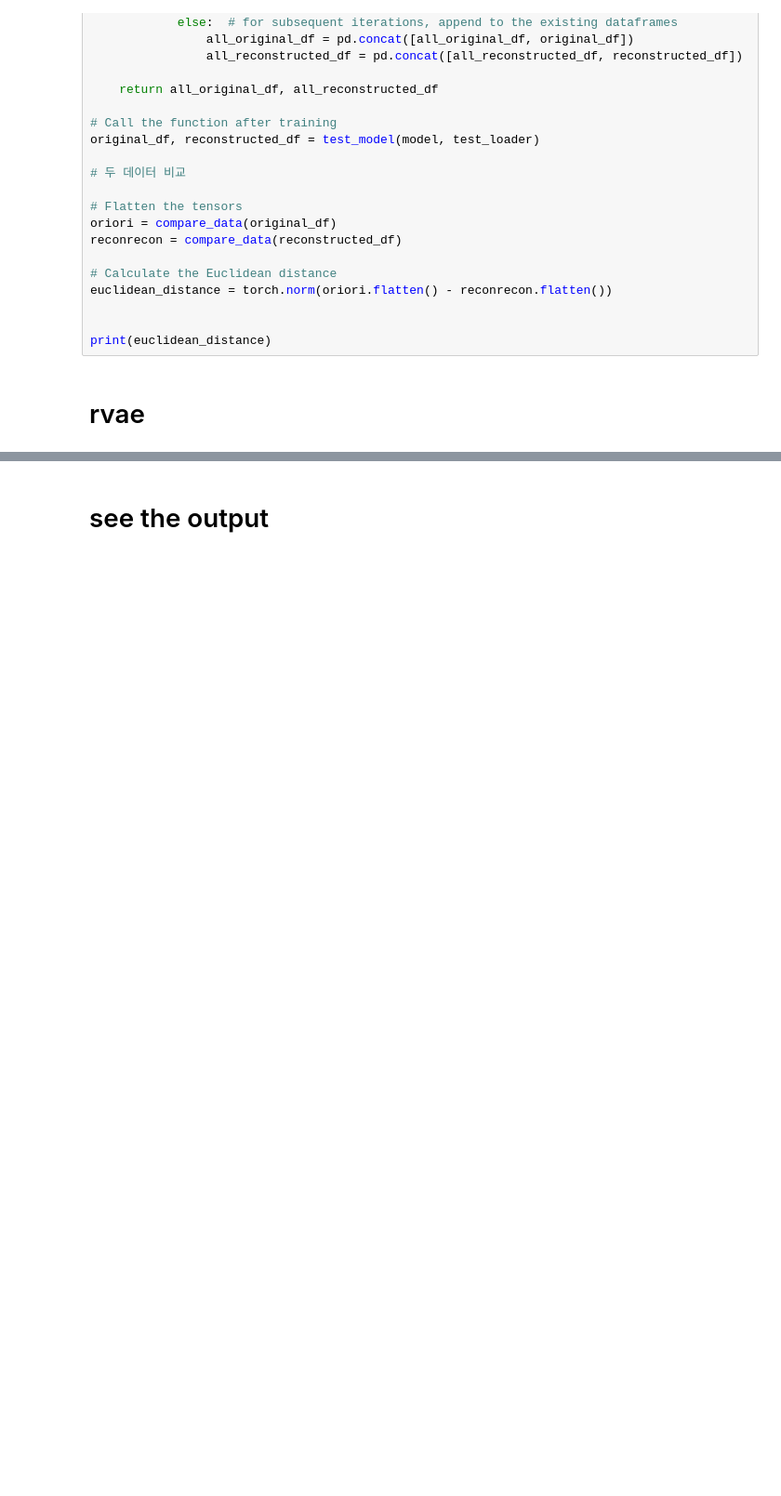
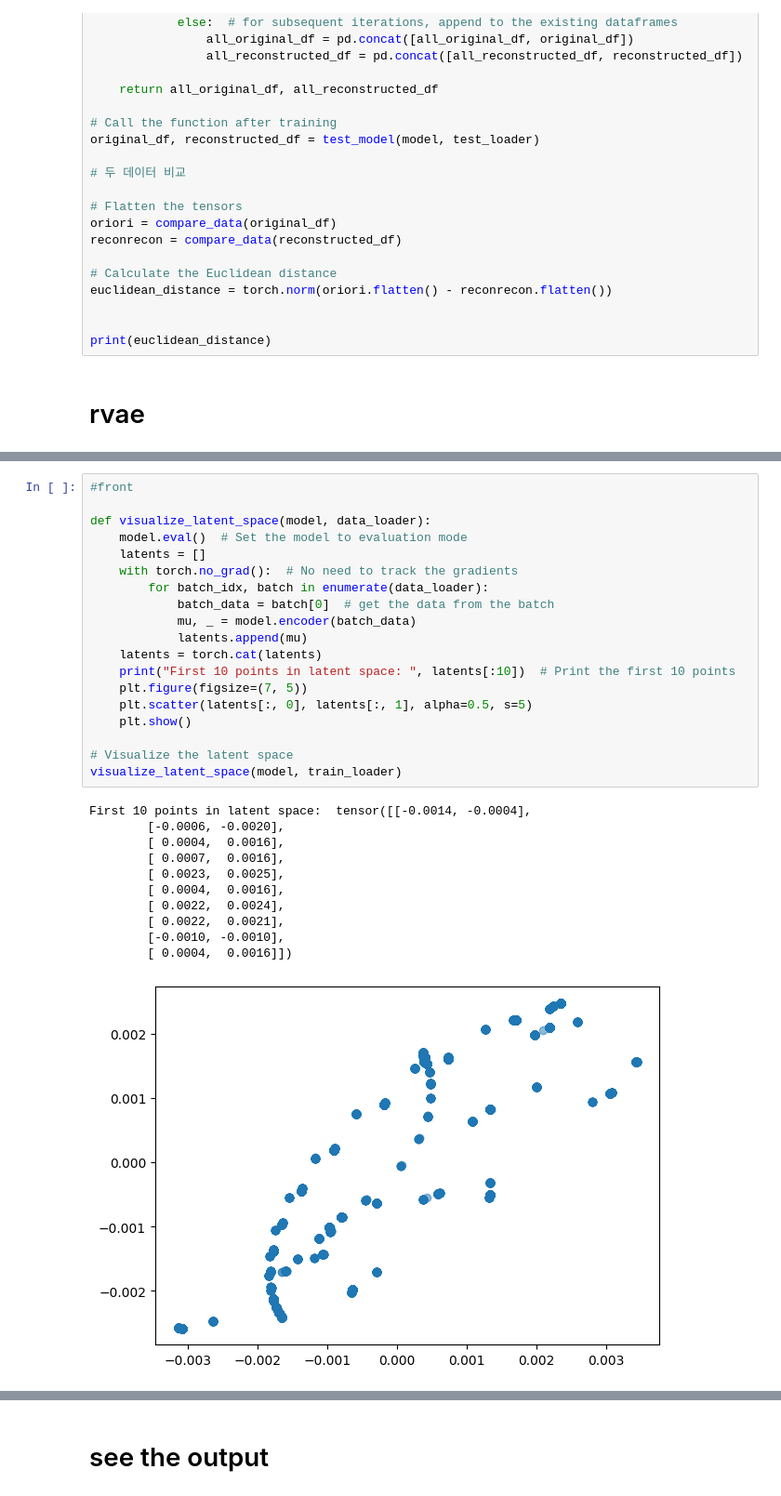
Before and after one commit to Nockda/dissertation, a Jupyter notebook: rl-baselines3-zoo-master/vae_with_action.ipynb, the cells around one changed output, grey strips where cells are left out. Shown at 93% size. Drawn from its saved outputs; the diff is of its cells as text; blank space fills up the shorter version.

```diff
--- a/rl-baselines3-zoo-master/vae_with_action.ipynb
+++ b/rl-baselines3-zoo-master/vae_with_action.ipynb
@@ -880,0 +916,31 @@ plt.show()
+# %%
+#front
+
+def visualize_latent_space(model, data_loader):
+    model.eval()  # Set the model to evaluation mode
+    latents = []
+    with torch.no_grad():  # No need to track the gradients
+        for batch_idx, batch in enumerate(data_loader):
+            batch_data = batch[0]  # get the data from the batch
+            mu, _ = model.encoder(batch_data)
+            latents.append(mu)
+    latents = torch.cat(latents)
+    print("First 10 points in latent space: ", latents[:10])  # Print the first 10 points
+    plt.figure(figsize=(7, 5))
+    plt.scatter(latents[:, 0], latents[:, 1], alpha=0.5, s=5)
+    plt.show()
+
+# Visualize the latent space
+visualize_latent_space(model, train_loader)
+# %% [output]
+First 10 points in latent space:  tensor([[-0.0014, -0.0004],
+        [-0.0006, -0.0020],
+        [ 0.0004,  0.0016],
+        [ 0.0007,  0.0016],
+        [ 0.0023,  0.0025],
+        [ 0.0004,  0.0016],
+        [ 0.0022,  0.0024],
+        [ 0.0022,  0.0021],
+        [-0.0010, -0.0010],
+        [ 0.0004,  0.0016]])
+[figure, added]
```
Also changed, not shown: parts of 16 cells of this notebook, 21 other files.
